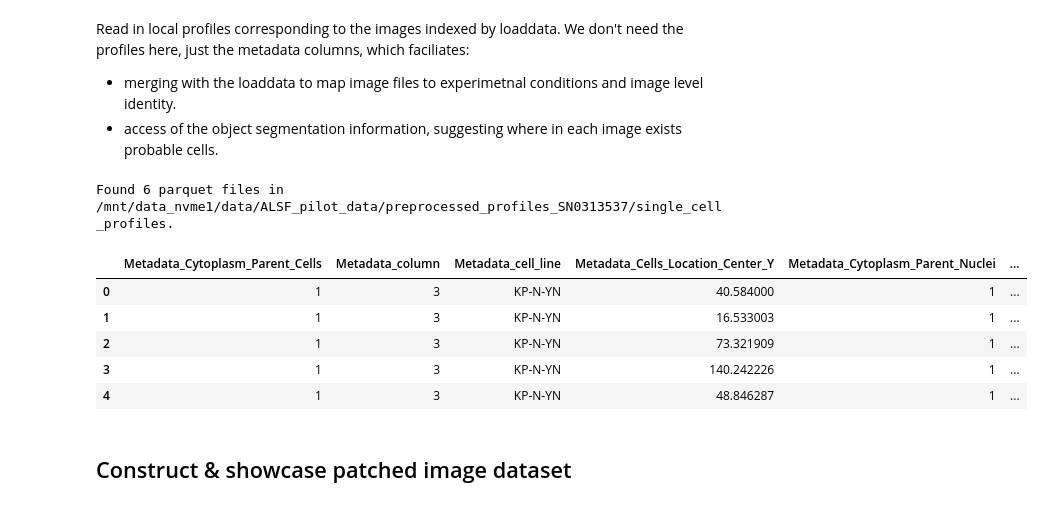
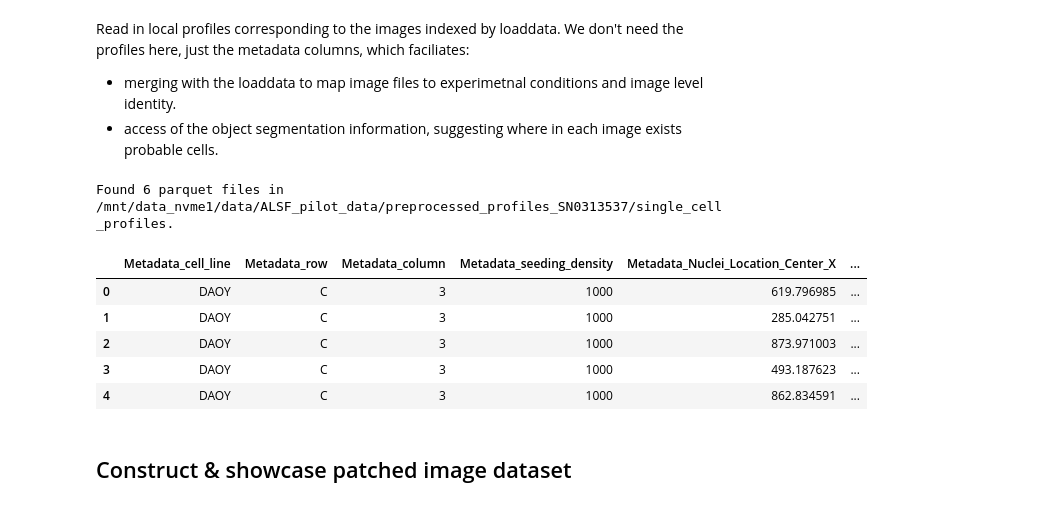
Before and after one commit to WayScience/virtual_staining_metric_analysis, a Jupyter notebook: 1.image_degradation_simulation/1.2.write_image_patches.ipynb, the cells around one changed output. Cells and saved outputs as stored; diff of their text form; code cells hidden in the pictures.

```diff
--- a/1.image_degradation_simulation/1.2.write_image_patches.ipynb
+++ b/1.image_degradation_simulation/1.2.write_image_patches.ipynb
@@ -111,40 +68,38 @@ We don't need the profiles here, just the metadata columns, which faciliates:
 - merging with the loaddata to map image files to experimetnal conditions and image level identity.
 - access of the object segmentation information, suggesting where in each image exists probable cells.
 # %%
-profile_files = list(
-        local_profile_dir.glob('*_sc_normalized.parquet')
+profile_files = sorted(local_profile_dir.glob("*_sc_normalized.parquet"))
+if not profile_files:
+    raise FileNotFoundError(
+        f"No normalized profile Parquet files found in {local_profile_dir}."
     )
+
 print(f"Found {len(profile_files)} parquet files in {local_profile_dir}.")
-pq_schemas = [
-    pq.ParquetFile(parquet).schema for parquet in profile_files
+profile_dataset = ds.dataset(profile_files, format="parquet")
+
+fragments = list(profile_dataset.get_fragments())
+shared_columns = set.intersection(
+    *(set(fragment.physical_schema.names) for fragment in fragments)
+)
+shared_meta_columns = [
+    column
+    for column in profile_dataset.schema.names
+    if column.startswith("Metadata_") and column in shared_columns
 ]
-shared_columns = list(
-    reduce(
-        np.intersect1d,
-        [set(schema.names) for schema in pq_schemas]
-    )[0]
-)
+if not shared_meta_columns:
+    raise ValueError("Profile Parquet files have no shared Metadata_ columns.")
 
-# Only read in the metadata columns to reduce memory usage and make reading faster.
-shared_meta_columns = [col for col in shared_columns if col.startswith("Metadata_")]
-
-profiles = pd.concat(
-    [
-        pq.read_table(parquet, columns=shared_meta_columns).to_pandas()
-        for parquet in profile_files
-    ],
-    ignore_index=True
-)
+profiles = profile_dataset.to_table(columns=shared_meta_columns).to_pandas()
 
 profiles.head()
 # %% [output]
 Found 6 parquet files in /mnt/data_nvme1/data/ALSF_pilot_data/preprocessed_profiles_SN0313537/single_cell_profiles.
-|  | Metadata_Cytoplasm_Parent_Cells | Metadata_column | Metadata_cell_line | Metadata_Cells_Location_Center_Y | Metadata_Cytoplasm_Parent_Nuclei | ... |
-| 0 | 1 | 3 | KP-N-YN | 40.584000 | 1 | ... |
-| 1 | 1 | 3 | KP-N-YN | 16.533003 | 1 | ... |
-| 2 | 1 | 3 | KP-N-YN | 73.321909 | 1 | ... |
-| 3 | 1 | 3 | KP-N-YN | 140.242226 | 1 | ... |
-| 4 | 1 | 3 | KP-N-YN | 48.846287 | 1 | ... |
+|  | Metadata_cell_line | Metadata_row | Metadata_column | Metadata_seeding_density | Metadata_Nuclei_Location_Center_X | ... |
+| 0 | DAOY | C | 3 | 1000 | 619.796985 | ... |
+| 1 | DAOY | C | 3 | 1000 | 285.042751 | ... |
+| 2 | DAOY | C | 3 | 1000 | 873.971003 | ... |
+| 3 | DAOY | C | 3 | 1000 | 493.187623 | ... |
+| 4 | DAOY | C | 3 | 1000 | 862.834591 | ... |
 # %% [markdown]
 ## Construct & showcase patched image dataset
 # %%
```
Also changed, not shown: parts of 11 cells of this notebook, 3 other files.
